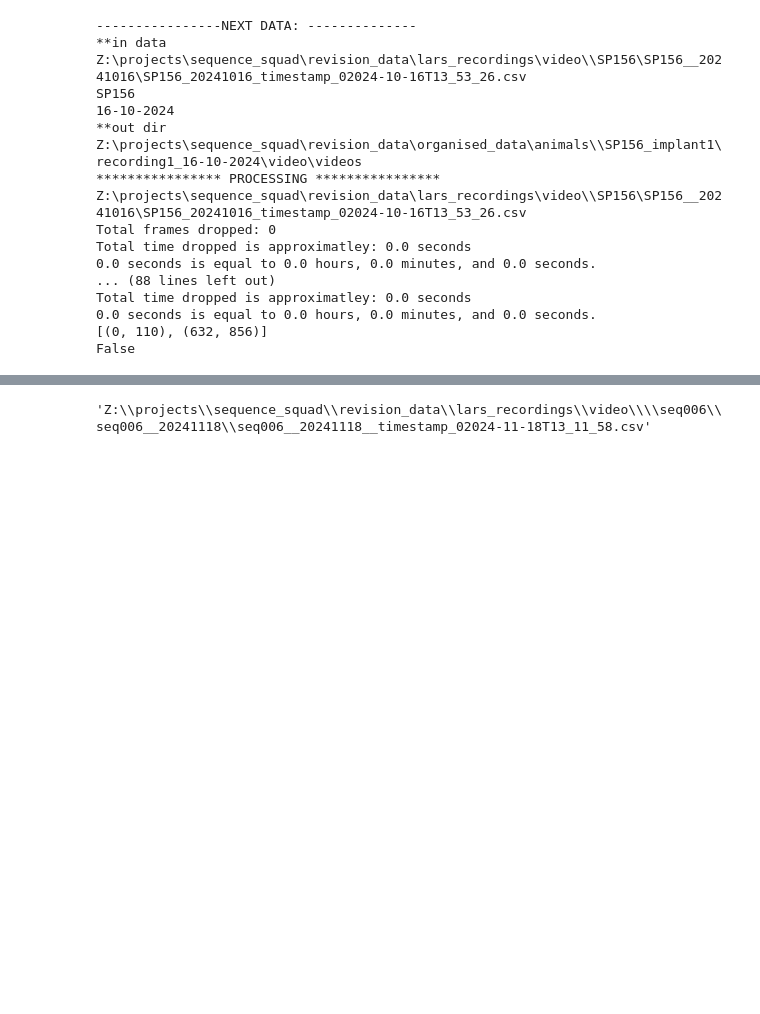
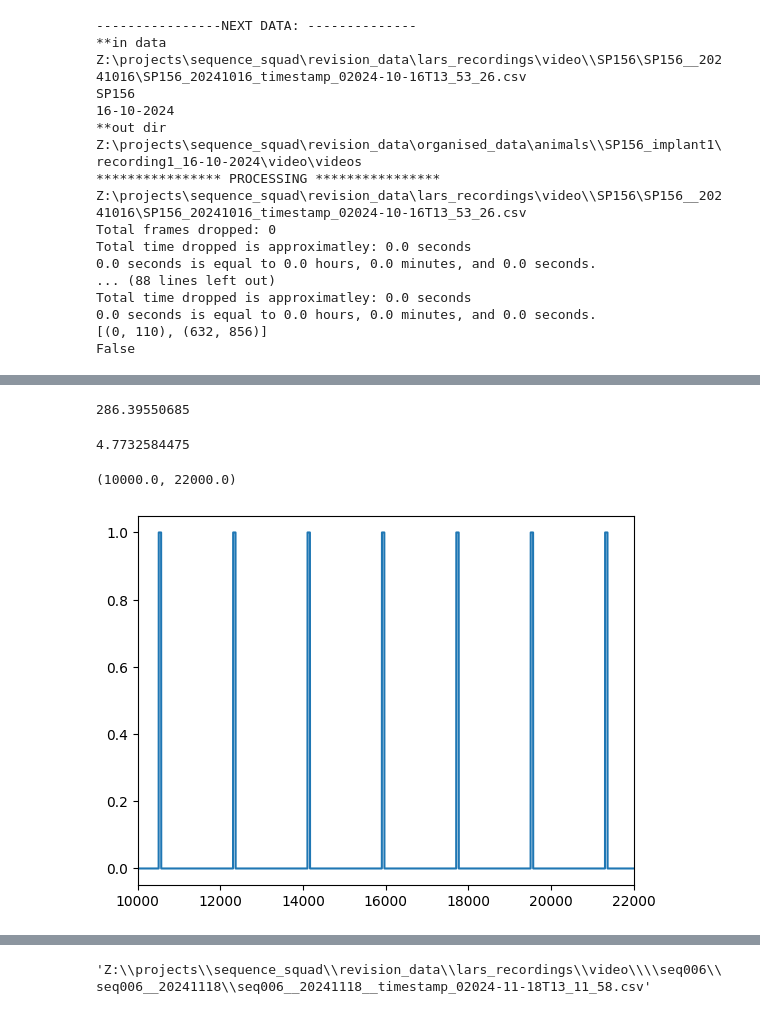
Before and after one commit to SainsburyWellcomeCentre/sequences_neuropixel_preprocess, a Jupyter notebook: 2_process_video_files.ipynb, the cells around one changed output, grey strips where cells are left out. Saved outputs shown, nothing was run; the diff lists cells and outputs as text; code cells hidden in the pictures; blank space fills up the shorter version.

```diff
--- a/2_process_video_files.ipynb
+++ b/2_process_video_files.ipynb
@@ -564,0 +583,26 @@ False
+# %%
+Camera_timestamps = pd.read_csv(r"Z:\projects\sequence_squad\revision_data\lars_recordings\video\seq059\seq059__20250618_085415\seq059__20250618_085415__cam1.csv")
+
+if len(Camera_timestamps.columns) > 1:
+    Camera_timestamps.columns = ['trigger', 'timestamps', 'counter']
+    Camera_timestamps.trigger = Camera_timestamps.trigger.astype(float)
+else:
+    Camera_timestamps[['trigger', 'timestamps', 'counter']] = Camera_timestamps.iloc[:, 0].str.split(expand=True)
+    Camera_timestamps.drop(Camera_timestamps.columns[0], axis=1, inplace=True)
+    Camera_timestamps.trigger = Camera_timestamps.trigger.astype(float)
+
+#check if timestmaps are reversed
+# if int(Camera_timestamps.timestamps.astype(float)[1] - Camera_timestamps.timestamps.astype(float)[0]) == 1:
+# Camera_timestamps = Camera_timestamps.rename(columns={'timestamps': 'blank', 'blank': 'timestamps'})
+
+# Convert timestamps to datetime
+Camera_timestamps['datetime'] = pd.to_datetime(Camera_timestamps['timestamps'], unit='ns')
+
+Camera_dataframe = pd.DataFrame({})
+Camera_dataframe['Trigger State'] = find_trigger_states(Camera_timestamps)
+Camera_dataframe['Time Stamps'] = (Camera_timestamps.datetime - Camera_timestamps.datetime[0]).dt.total_seconds()
+check_time_dropped(Camera_dataframe['Time Stamps'].values, Frame_rate = 60)
+
+# # else:
+# Camera_dataframe = process_camera_data(Camera_timestamps)
+# check_time_dropped(Camera_dataframe['Time Stamps'].values, Frame_rate = 60)
@@ -564,0 +629,14 @@ False
+# %%
+17183.730411 / 60
+# %% [output]
+286.39550685
+# %%
+286.39550685/60
+# %% [output]
+4.7732584475
+# %%
+plt.plot(Camera_dataframe['Trigger State'])
+plt.xlim(10000, 22000)
+# %% [output]
+(10000.0, 22000.0)
+[figure, added]
```
Also changed, not shown: parts of 12 cells of this notebook, 2 other files.
